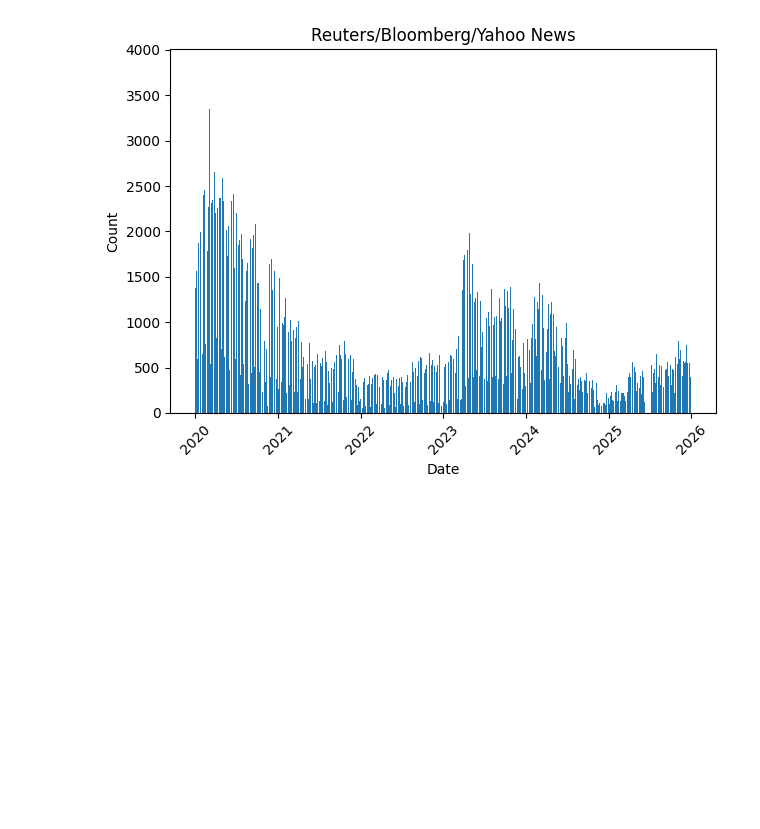
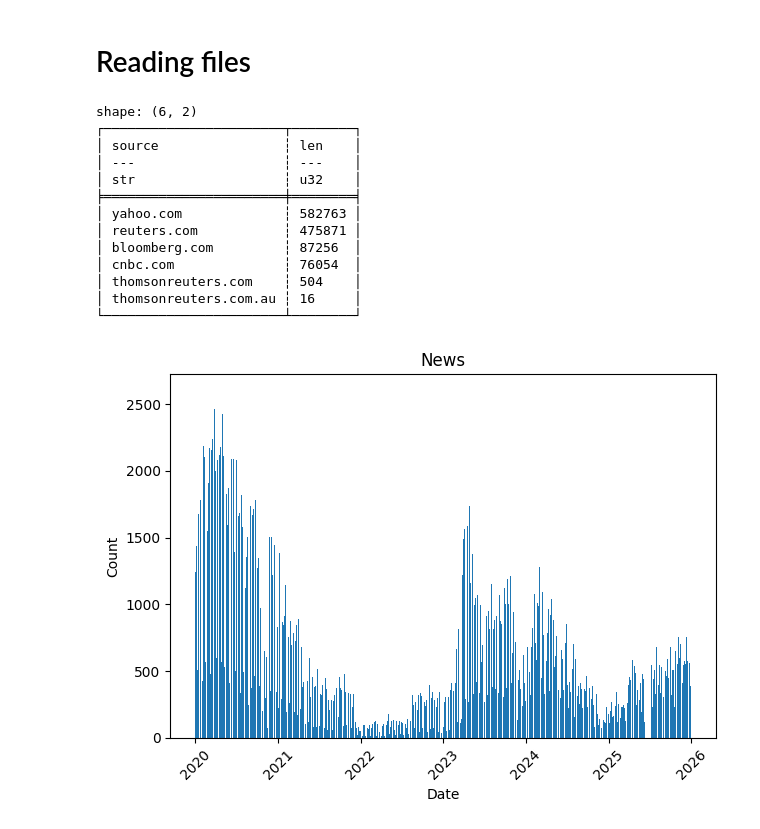
Before and after one commit to Nikolas010101/MBA-TCC, a Jupyter notebook: Market news/analyze_market_news.ipynb, the cells around one changed output. Saved outputs shown, nothing was run; the diff lists cells and outputs as text; code cells hidden in the pictures; blank space fills up the shorter version.

```diff
--- a/Market news/analyze_market_news.ipynb
+++ b/Market news/analyze_market_news.ipynb
@@ -18,2 +26,4 @@ from sklearn.model_selection import TimeSeriesSplit
+# %% [markdown]
+# Reading files
 # %%
 DAILY_DIRECTORY = Path("daily")
@@ -21,35 +30,53 @@ DAILY_DIRECTORY.mkdir(exist_ok=True)
 # %%
 files = DAILY_DIRECTORY.glob("*.parquet")
 df = pl.scan_parquet(files)
 
 fin_df = (
     df
     .filter(
-        pl.col("url").str.contains("reuters|bloomberg|finance\\.yahoo")
+        pl.any_horizontal(
+            pl.col("source").str.contains("cnbc.com|reuters.com|(?:^|\\.)bloomberg.com"),
+            (pl.col("url").str.contains("finance\\.yahoo") & pl.col("source").str.contains("yahoo.com"))
+        )
     )
     .with_columns(
         pl.col("datetime").dt.date().alias("date")
     )
 )
 
 daily_counts = (
     fin_df
     .group_by("date")
     .len()
     .sort("date")
 )
 
 result = daily_counts.collect(engine="streaming")
+
+print(fin_df.group_by("source").len().sort(by="len", descending=True).collect(engine="streaming"))
+
+plt.bar(result["date"], result["len"])
+plt.title("News")
+plt.xticks(rotation=45)
+plt.xlabel("Date")
+plt.ylabel("Count")
+plt.tight_layout()
+plt.show()
+# %% [output]
+shape: (6, 2)
+┌───────────────────────┬────────┐
+│ source                ┆ len    │
+│ ---                   ┆ ---    │
+│ str                   ┆ u32    │
+╞═══════════════════════╪════════╡
+│ yahoo.com             ┆ 582763 │
+│ reuters.com           ┆ 475871 │
+│ bloomberg.com         ┆ 87256  │
+│ cnbc.com              ┆ 76054  │
+│ thomsonreuters.com    ┆ 504    │
+│ thomsonreuters.com.au ┆ 16     │
+└───────────────────────┴────────┘
+[figure, added]
-# %%
-plt.bar(result["date"], result["len"])
-plt.title("Reuters/Bloomberg/Yahoo News")
-plt.xticks(rotation=45)
-plt.xlabel("Date")
-plt.ylabel("Count")
-plt.tight_layout()
-plt.show()
-# %% [output]
-[figure, removed]
 # %%
 FILTERED_BRAZIL_PATH = Path("brazil_news")
 FILTERED_BRAZIL_PATH.mkdir(exist_ok=True)
```
Also changed, not shown: parts of 72 cells of this notebook, 2 other files.
